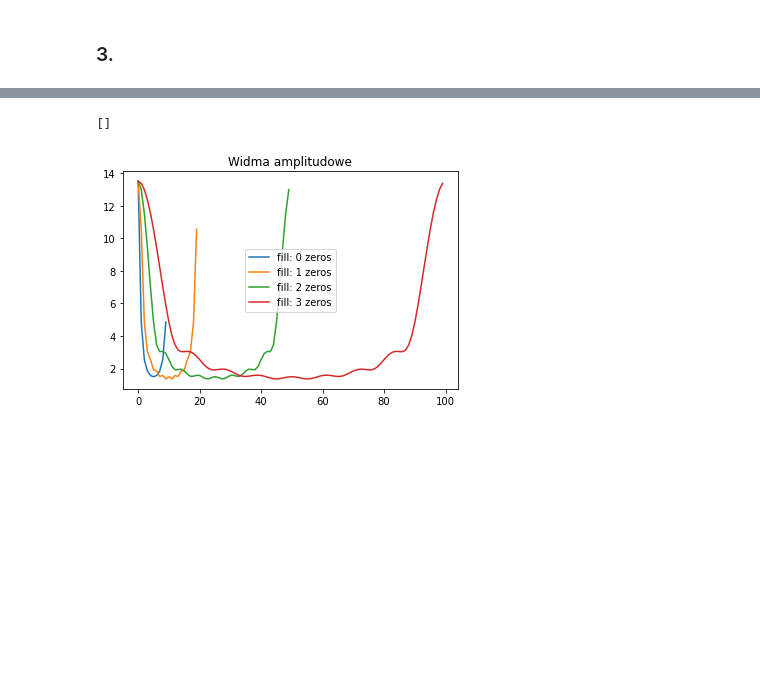
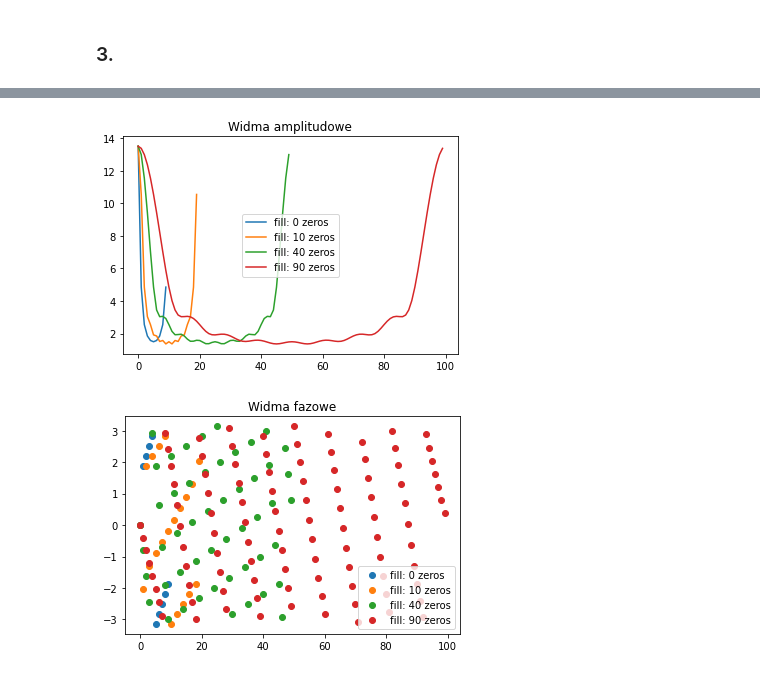
Before and after one commit to piotrszmurlo/WMM22L, a Jupyter notebook: Lab1/lab1.ipynb, the cells around one changed output, grey strips where cells are left out. Drawn from its saved outputs; the diff is of its cells as text; code cells hidden in the pictures; blank space fills up the shorter version.

```diff
--- a/Lab1/lab1.ipynb
+++ b/Lab1/lab1.ipynb
@@ -117,21 +120,26 @@ plt.plot()
 # %%
 A = 3
 N = 10
 N0 = [0, N, 4*N, 9*N]
 
 s = lambda n : A * (n % N)/N
 
 ys = [np.zeros(N0[i]+N) for i in range(len(N0))]
 for i in range(len(N0)):
     for j in range(N):
         ys[i][j] = s(j)
 ys_fft = [np.fft.fft(ys[i]) for i in range(len(N0))]
 xs = [np.arange(N0[i] + N) for i in range(len(N0))]
 for i in range(len(N0)):
-    plt.plot(xs[i], np.abs(ys_fft[i]), label=f"fill: {i} zeros")
+    plt.plot(xs[i], np.abs(ys_fft[i]), label=f"fill: {N0[i]} zeros")
 plt.title("Widma amplitudowe")
 plt.legend()
-plt.plot()
+plt.show()
+for i in range(len(N0)):
+    plt.scatter(xs[i], np.angle(ys_fft[i]), label=f"fill: {N0[i]} zeros")
+plt.title("Widma fazowe")
+plt.legend()
+plt.show()
 # %% [output]
-[]
-[figure, old version]
+[figure, new version]
+[figure, added]
```
Also changed, not shown: parts of 3 cells of this notebook.
